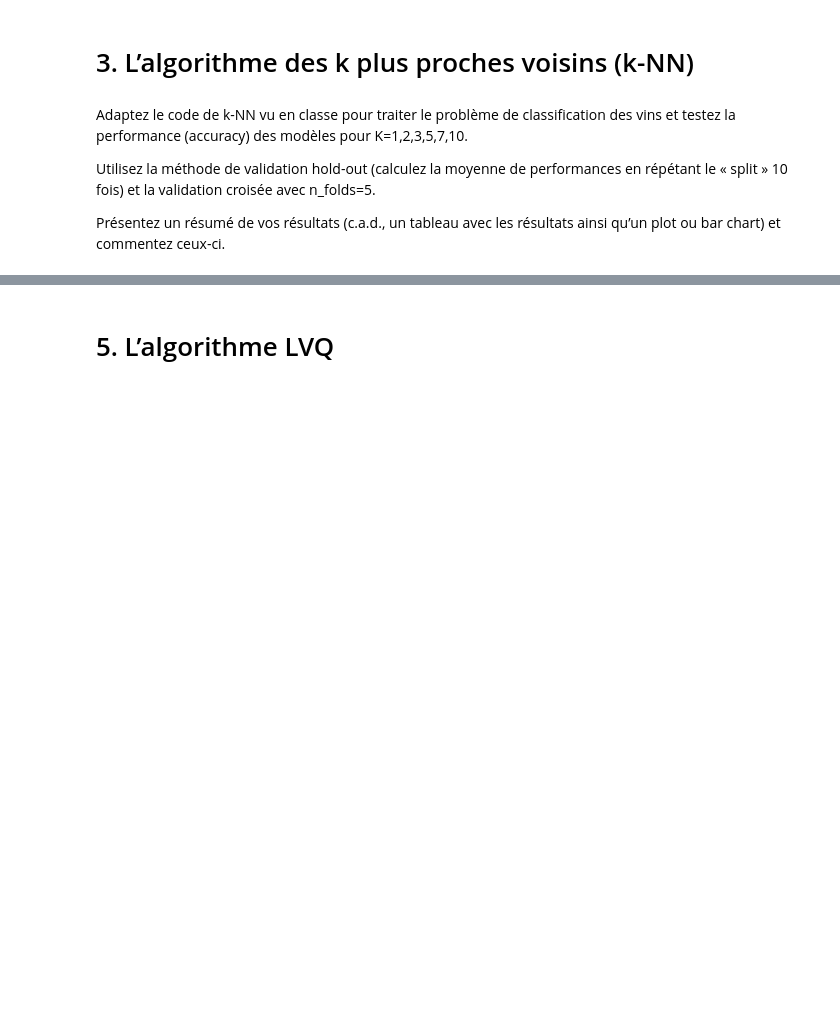
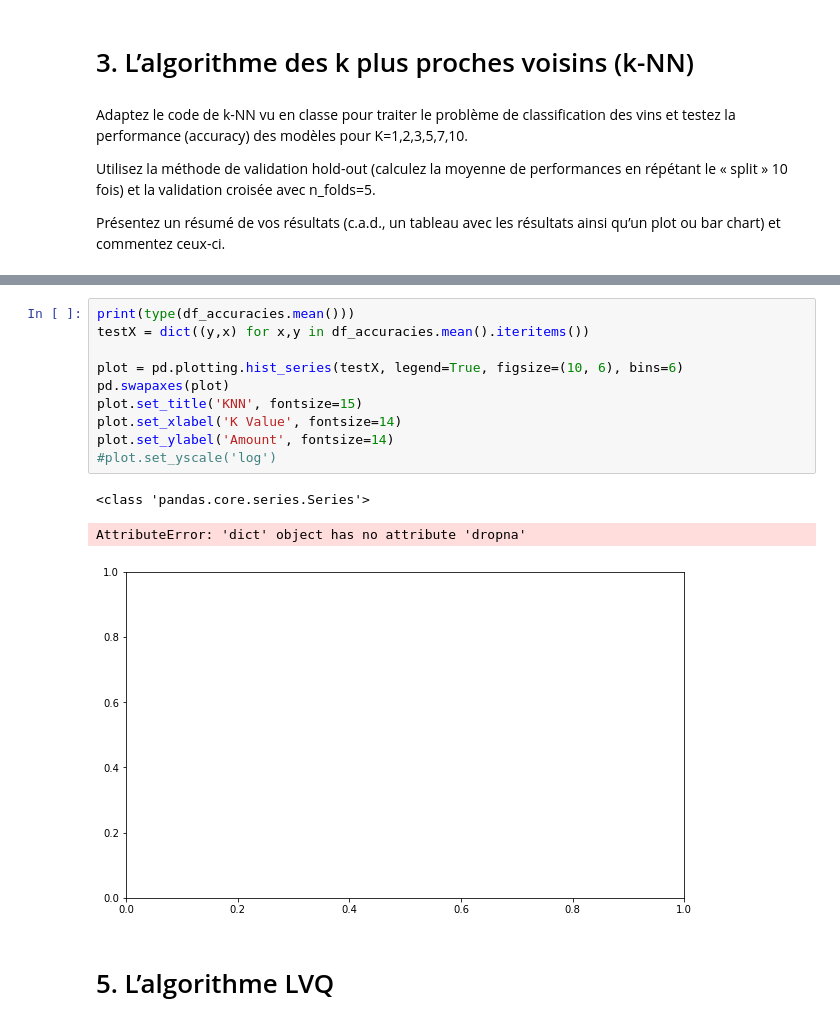
Before and after one commit to heig-vkaelin/isd, a Jupyter notebook: Labo4/Labo4.ipynb, the cells around one changed output, grey strips where cells are left out. Saved outputs shown, nothing was run; the diff lists cells and outputs as text; blank space fills up the shorter version.

```diff
--- a/Labo4/Labo4.ipynb
+++ b/Labo4/Labo4.ipynb
@@ -358,3 +402,17 @@ ValueError: empty range for randrange()
+# %%
+print(type(df_accuracies.mean()))
+testX = dict((y,x) for x,y in df_accuracies.mean().iteritems())
+
+plot = pd.plotting.hist_series(testX, legend=True, figsize=(10, 6), bins=6)
+pd.swapaxes(plot)
+plot.set_title('KNN', fontsize=15)
+plot.set_xlabel('K Value', fontsize=14)
+plot.set_ylabel('Amount', fontsize=14)
+#plot.set_yscale('log')
+# %% [output]
+<class 'pandas.core.series.Series'>
+AttributeError: 'dict' object has no attribute 'dropna'
+[figure, added]
 # %% [markdown]
 # 5. L’algorithme LVQ
 # %% [markdown]
```
Also changed, not shown: parts of 2 cells of this notebook.
